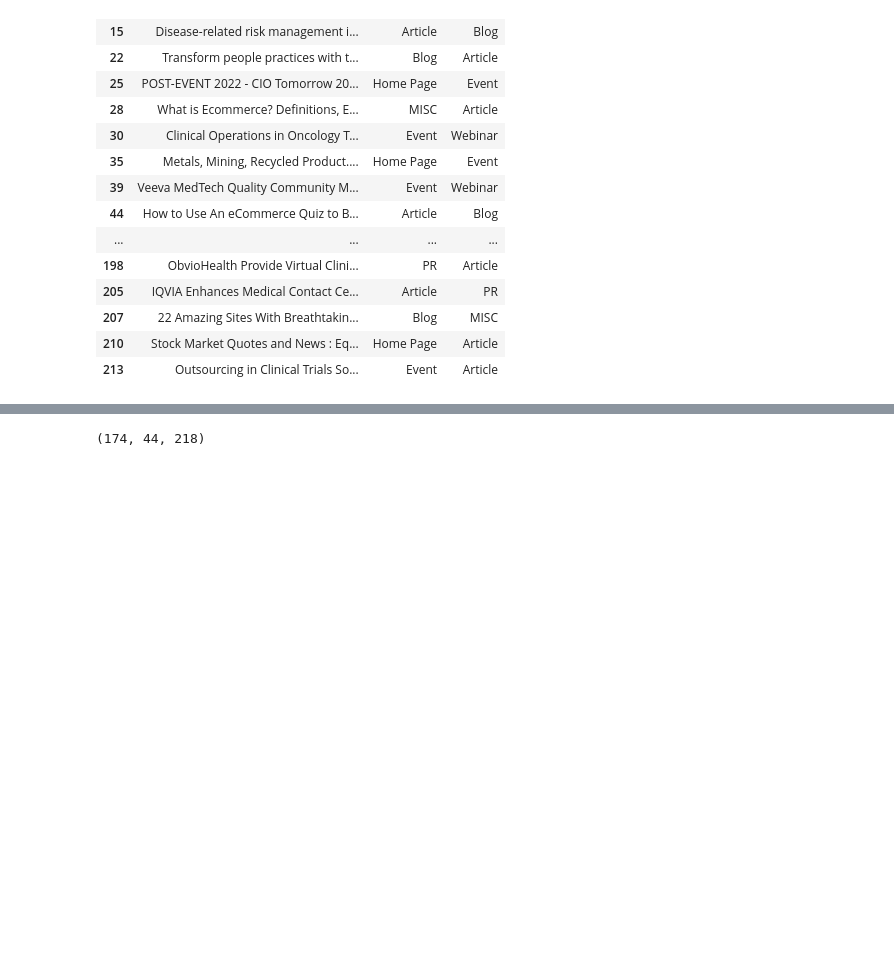
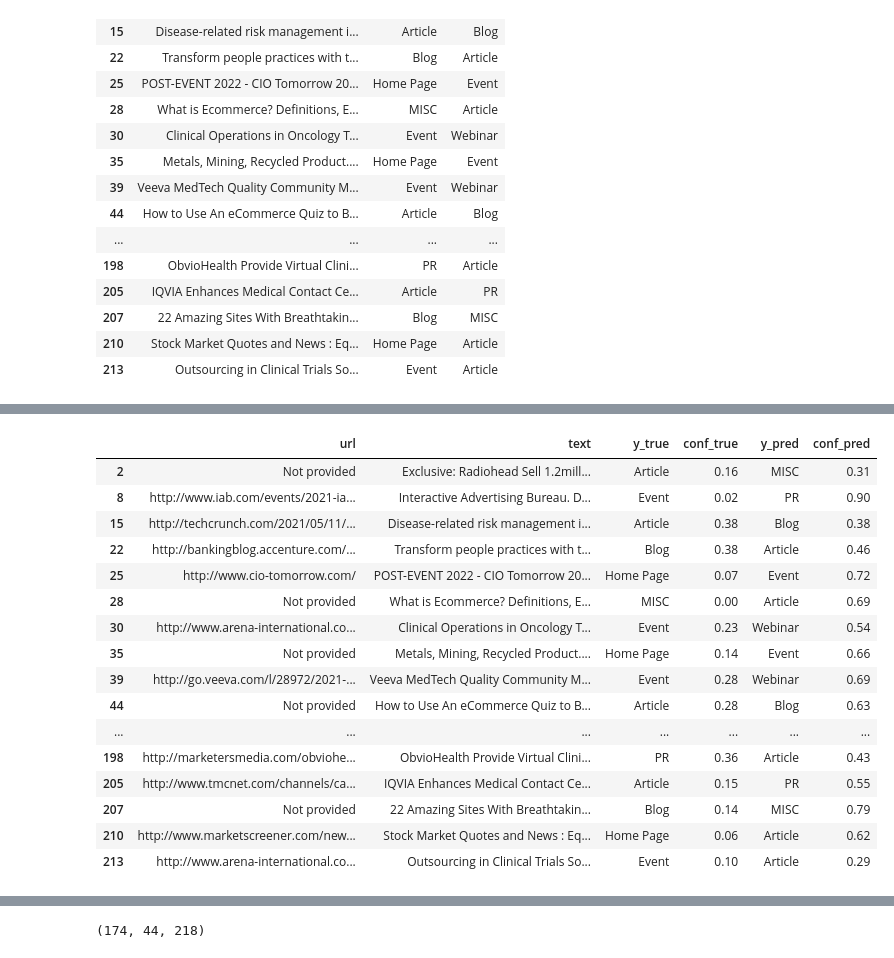
Before and after one commit to hmatzner/text-classification, a Jupyter notebook: url_classification.ipynb, the cells around one changed output, grey strips where cells are left out. Drawn from its saved outputs; the diff is of its cells as text; code cells hidden in the pictures; blank space fills up the shorter version.

```diff
--- a/url_classification.ipynb
+++ b/url_classification.ipynb
@@ -2435,0 +2540,2 @@ labels_encoded
+# %%
+mask = y_pred != y_valid_test_
@@ -2435,0 +2580,3 @@ labels_encoded
+# %%
+confidence_pred = y_probs[mask, df_confidences['y_pred']]
+confidence_pred
@@ -2435,0 +2593,3 @@ labels_encoded
+# %%
+confidence_true = y_probs[mask, df_confidences['y_true']]
+confidence_true
@@ -2435,0 +2606,3 @@ labels_encoded
+# %%
+df_merged['conf_true'] = confidence_true.round(2)
+df_merged['conf_pred'] = confidence_pred.round(2)
@@ -2435,0 +2618,22 @@ labels_encoded
+# %%
+df_merged = df_merged[['url', 'text', 'y_true', 'conf_true', 'y_pred', 'conf_pred']]
+df_merged['conf_true'].round(2)
+df_merged
+# %% [output]
+|  | url | text | y_true | conf_true | y_pred | conf_pred |
+| 2 | Not provided | Exclusive: Radiohead Sell 1.2mill... | Article | 0.16 | MISC | 0.31 |
+| 8 | http://www.iab.com/events/2021-ia... | Interactive Advertising Bureau. D... | Event | 0.02 | PR | 0.90 |
+| 15 | http://techcrunch.com/2021/05/11/... | Disease-related risk management i... | Article | 0.38 | Blog | 0.38 |
+| 22 | http://bankingblog.accenture.com/... | Transform people practices with t... | Blog | 0.38 | Article | 0.46 |
+| 25 | http://www.cio-tomorrow.com/ | POST-EVENT 2022 - CIO Tomorrow 20... | Home Page | 0.07 | Event | 0.72 |
+| 28 | Not provided | What is Ecommerce? Definitions, E... | MISC | 0.00 | Article | 0.69 |
+| 30 | http://www.arena-international.co... | Clinical Operations in Oncology T... | Event | 0.23 | Webinar | 0.54 |
+| 35 | Not provided | Metals, Mining, Recycled Product.... | Home Page | 0.14 | Event | 0.66 |
+| 39 | http://go.veeva.com/l/28972/2021-... | Veeva MedTech Quality Community M... | Event | 0.28 | Webinar | 0.69 |
+| 44 | Not provided | How to Use An eCommerce Quiz to B... | Article | 0.28 | Blog | 0.63 |
+| ... | ... | ... | ... | ... | ... | ... |
+| 198 | http://marketersmedia.com/obviohe... | ObvioHealth Provide Virtual Clini... | PR | 0.36 | Article | 0.43 |
+| 205 | http://www.tmcnet.com/channels/ca... | IQVIA Enhances Medical Contact Ce... | Article | 0.15 | PR | 0.55 |
+| 207 | Not provided | 22 Amazing Sites With Breathtakin... | Blog | 0.14 | MISC | 0.79 |
+| 210 | http://www.marketscreener.com/new... | Stock Market Quotes and News : Eq... | Home Page | 0.06 | Article | 0.62 |
+| 213 | http://www.arena-international.co... | Outsourcing in Clinical Trials So... | Event | 0.10 | Article | 0.29 |
```
Also changed, not shown: parts of 48 cells of this notebook.
